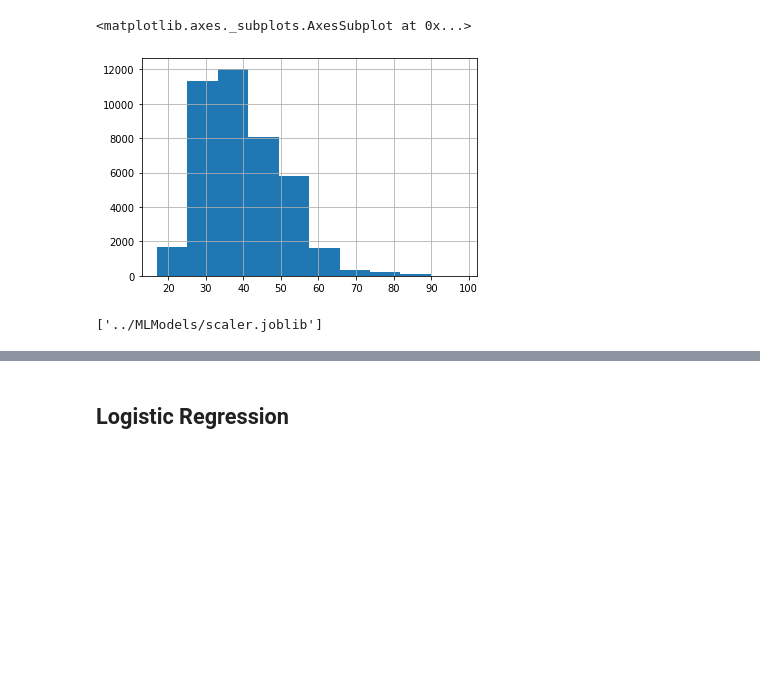
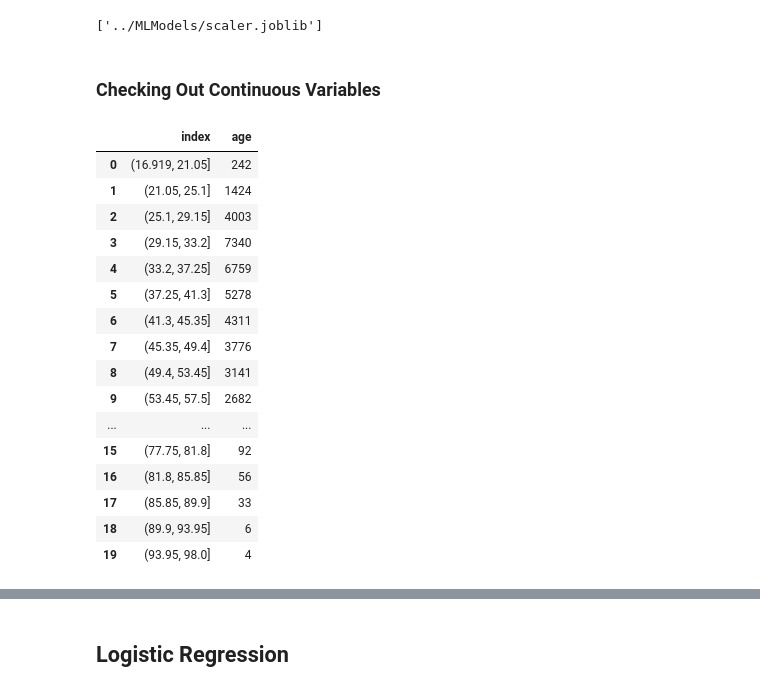
Before and after one commit to royhzq/bank-marketing, a Jupyter notebook: bankmarketing/notebooks/Models.ipynb, the cells around one changed output, grey strips where cells are left out. Saved outputs shown, nothing was run; the diff lists cells and outputs as text; code cells hidden in the pictures; blank space fills up the shorter version.

```diff
--- a/bankmarketing/notebooks/Models.ipynb
+++ b/bankmarketing/notebooks/Models.ipynb
@@ -48,11 +82,6 @@ for cat in categorical:
 df.drop(columns=categorical, inplace=True)
 # %%
 cols = df.drop(columns=['y']).columns
-# %%
-df['age'].hist()
-# %% [output]
-<matplotlib.axes._subplots.AxesSubplot at 0x...>
-[figure, removed]
 # %%
 x_train, x_test, y_train, y_test = train_test_split(
     df.drop(columns=['y']),
@@ -69,3 +98,25 @@ x_test = scaler.transform(x_test)
 joblib.dump(scaler,  '../MLModels/scaler.joblib')
 # %% [output]
 ['../MLModels/scaler.joblib']
+# %% [markdown]
+### Checking Out Continuous Variables
+# %%
+pd.cut(df['age'], 20).value_counts().sort_index().reset_index()
+# %% [output]
+|  | index | age |
+| 0 | (16.919, 21.05] | 242 |
+| 1 | (21.05, 25.1] | 1424 |
+| 2 | (25.1, 29.15] | 4003 |
+| 3 | (29.15, 33.2] | 7340 |
+| 4 | (33.2, 37.25] | 6759 |
+| 5 | (37.25, 41.3] | 5278 |
+| 6 | (41.3, 45.35] | 4311 |
+| 7 | (45.35, 49.4] | 3776 |
+| 8 | (49.4, 53.45] | 3141 |
+| 9 | (53.45, 57.5] | 2682 |
+| ... | ... | ... |
+| 15 | (77.75, 81.8] | 92 |
+| 16 | (81.8, 85.85] | 56 |
+| 17 | (85.85, 89.9] | 33 |
+| 18 | (89.9, 93.95] | 6 |
+| 19 | (93.95, 98.0] | 4 |
```
Also changed, not shown: parts of 11 cells of this notebook, 9 other files.
